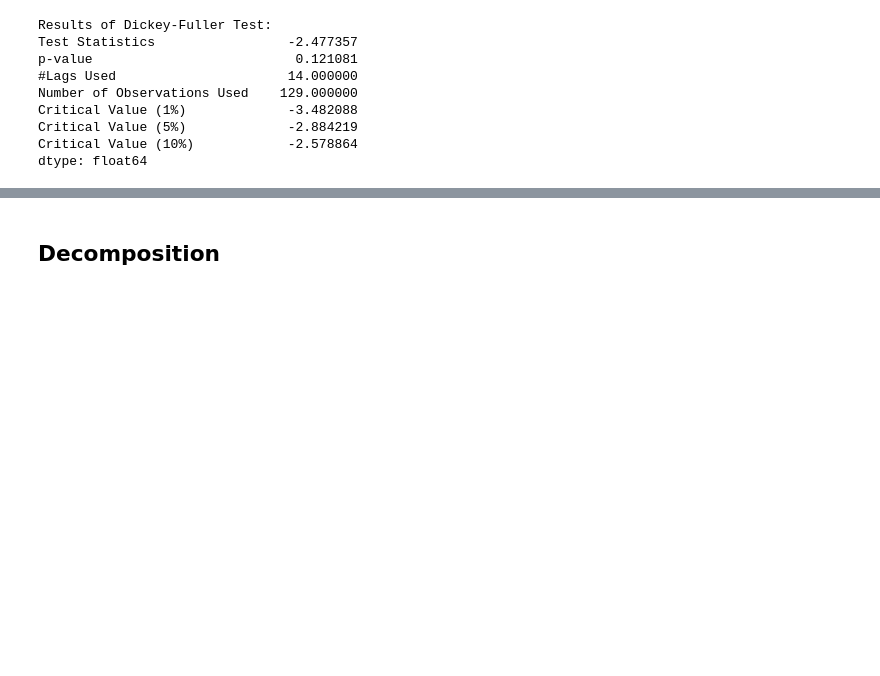
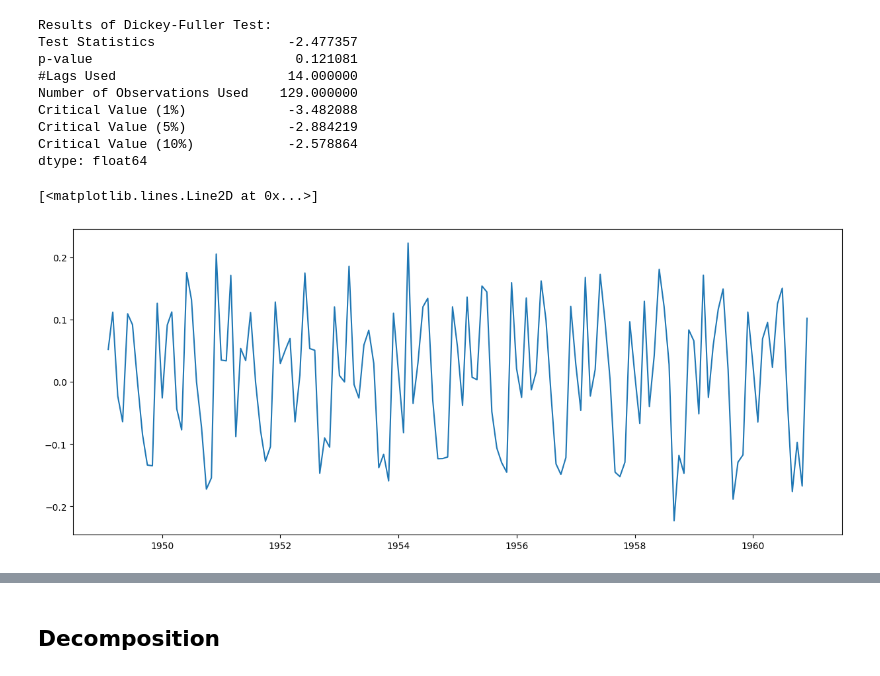
Before and after one commit to srsimonson/time-series-analysis, a Jupyter notebook: arima.ipynb, the cells around one changed output, grey strips where cells are left out. Saved outputs shown, nothing was run; the diff lists cells and outputs as text; code cells hidden in the pictures; blank space fills up the shorter version.

```diff
--- a/arima.ipynb
+++ b/arima.ipynb
@@ -250,3 +266,9 @@ Critical Value (1%)             -3.482088
 Critical Value (5%)             -2.884219
 Critical Value (10%)            -2.578864
 dtype: float64
+# %%
+ts_log_diff = ts_log - ts_log.shift()
+plt.plot(ts_log_diff)
+# %% [output]
+[<matplotlib.lines.Line2D at 0x...>]
+[figure, added]
```
Also changed, not shown: parts of 4 cells of this notebook, 1 other file.
